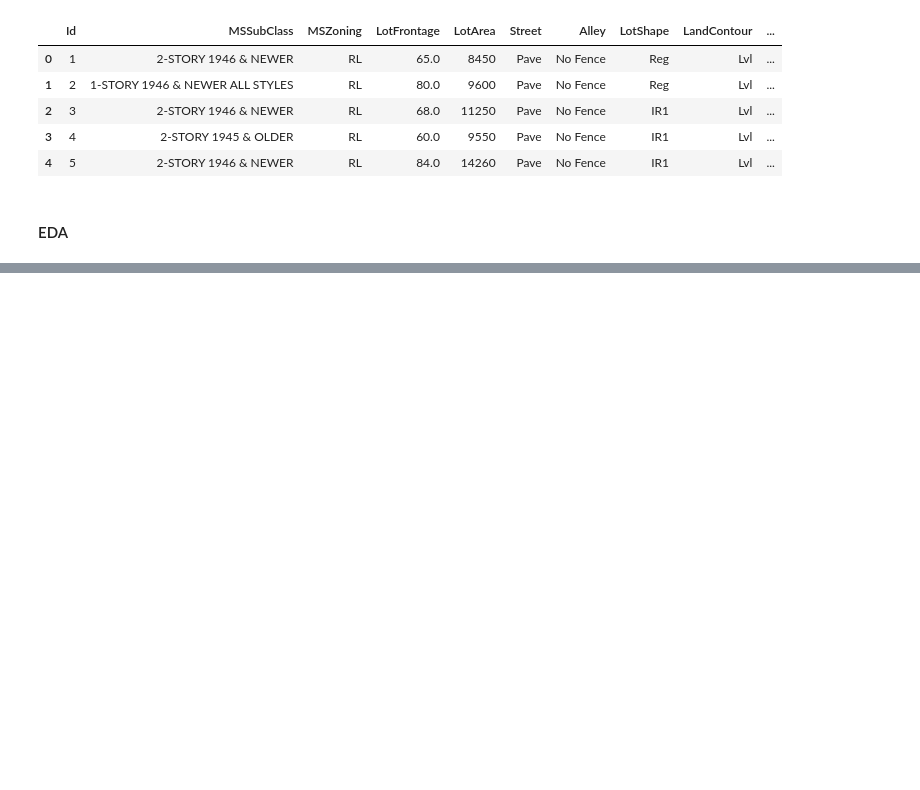
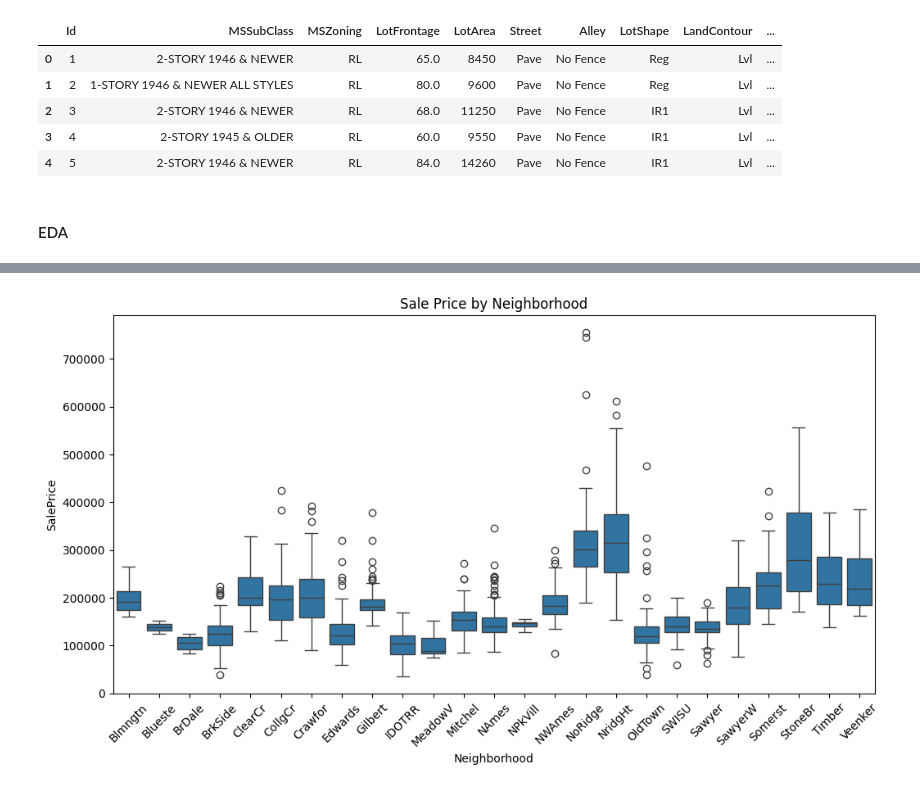
Before and after one commit to hantayc/advanced-regression-house-price, a Jupyter notebook: main.ipynb, the cells around one changed output, grey strips where cells are left out. Saved outputs shown, nothing was run; the diff lists cells and outputs as text; code cells hidden in the pictures; blank space fills up the shorter version.

```diff
--- a/main.ipynb
+++ b/main.ipynb
@@ -95,0 +108,11 @@ AttributeError: Rectangle.set() got an unexpected keyword argument 'fit'
+# %%
+# Neighborhoods
+plt.figure(figsize=(12,6))
+sns.boxplot(x = df["Neighborhood"], y = df["SalePrice"])
+plt.title("Sale Price by Neighborhood")
+plt.xlabel("Neighborhood")
+plt.ylabel("SalePrice")
+plt.xticks(rotation = 45)
+plt.show()
+# %% [output]
+[figure, added]
```
Also changed, not shown: parts of 16 cells of this notebook.
